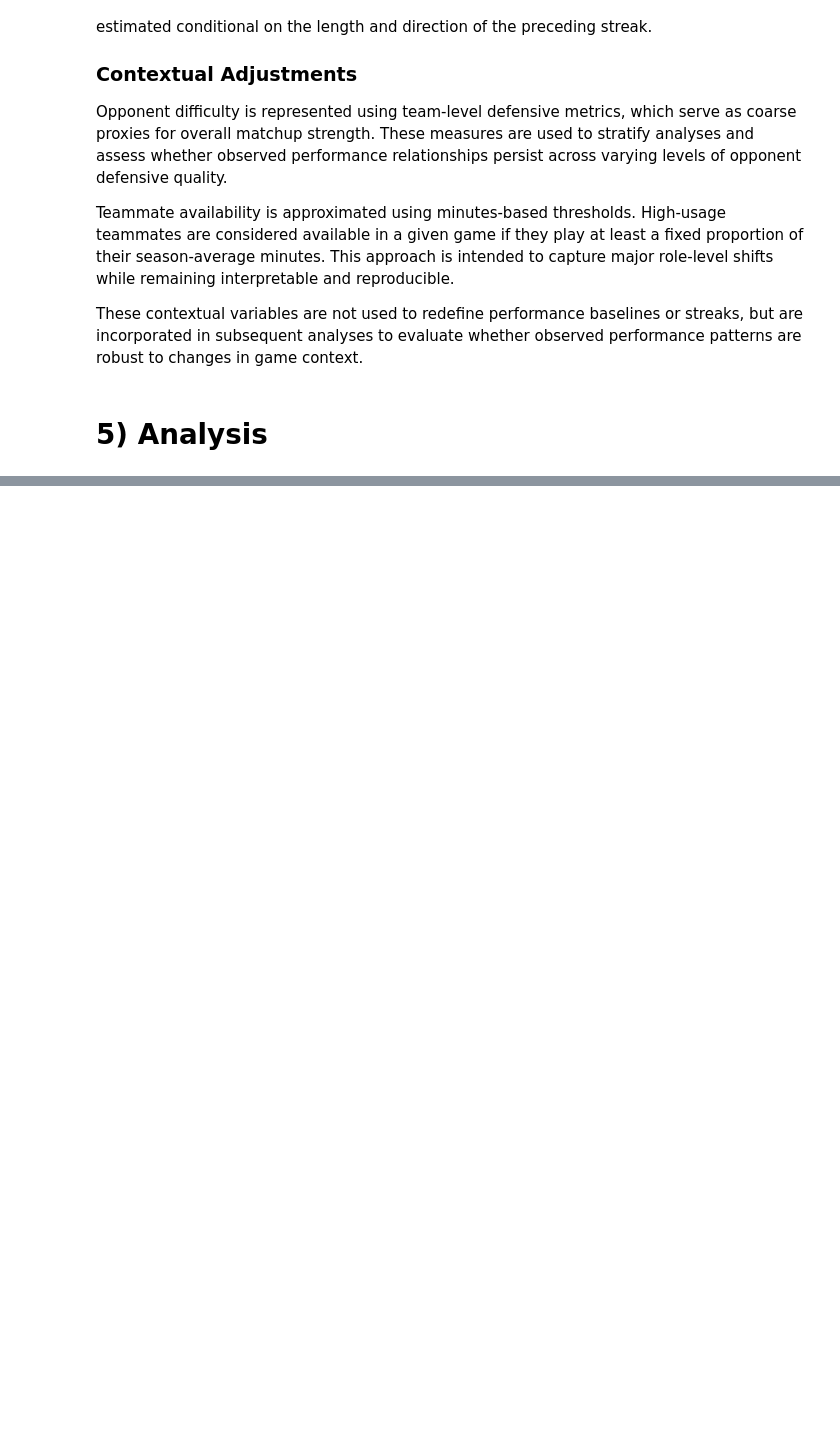
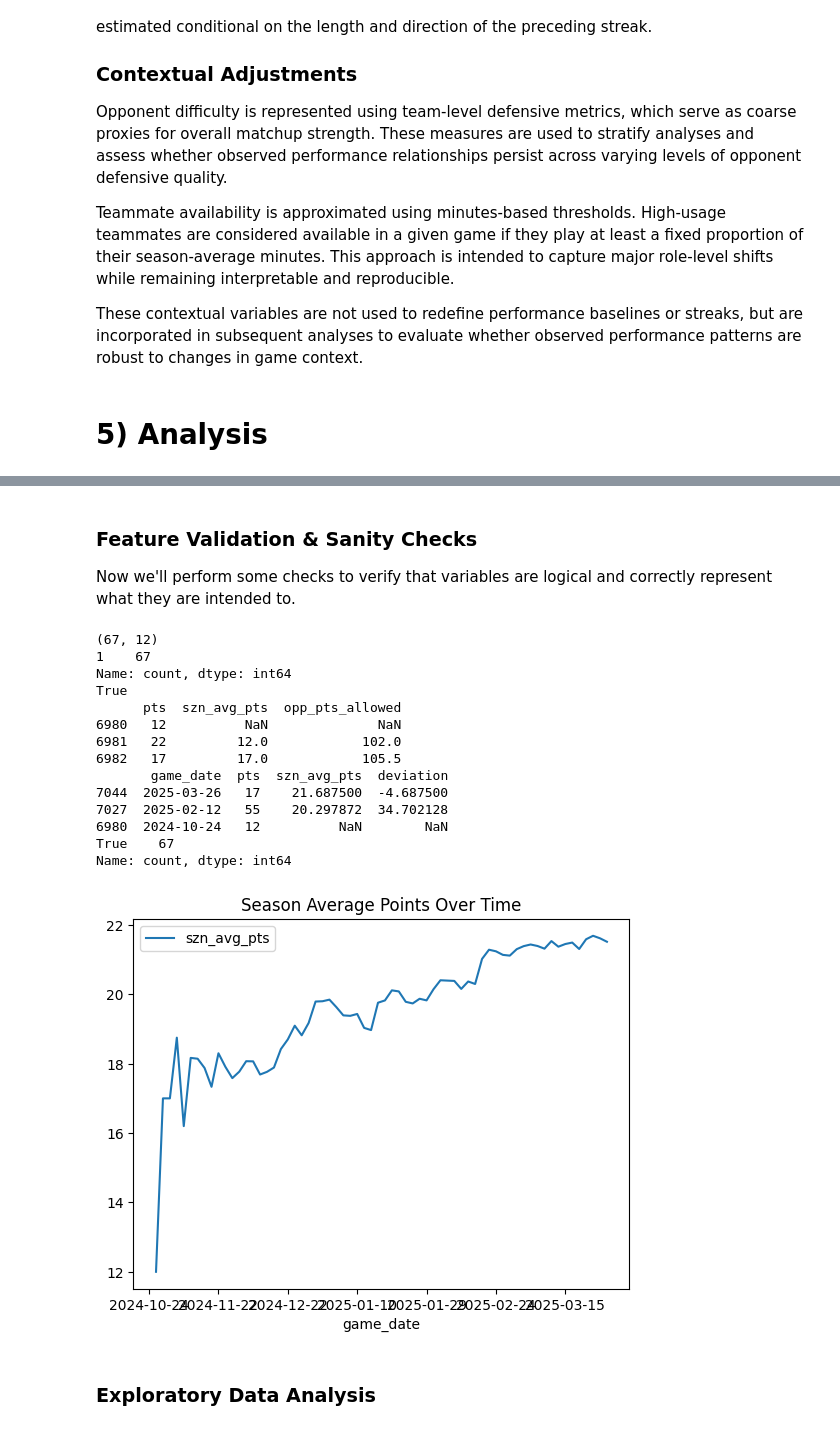
Before and after one commit to sibhisakthivel/nba-performance-trend-analysis, a Jupyter notebook: trend_analysis.ipynb, the cells around one changed output, grey strips where cells are left out. Cells and saved outputs as stored; diff of their text form; code cells hidden in the pictures; blank space fills up the shorter version.

Commit message:
fixed duplicate data, moving onto EDA

```diff
--- a/trend_analysis.ipynb
+++ b/trend_analysis.ipynb
@@ -91,0 +216,46 @@ These contextual variables are not used to redefine performance baselines or str
+# %% [markdown]
+### Feature Validation & Sanity Checks
+
+Now we'll perform some checks to verify that variables are logical and correctly represent what they are intended to.
+# %%
+print(analysis_dataset.shape)       # number of games played, number of cols in df
+print(analysis_dataset.groupby(     # number of player_id - game_id combos = number of games played
+    ["player_id", "game_id"]).size().value_counts())
+
+print(analysis_dataset["game_date"].is_monotonic_increasing)                # game dates are ordered correctly
+print(analysis_dataset.head(3)[["pts", "szn_avg_pts", "opp_pts_allowed"]])  # first row has point averages
+
+import matplotlib.pyplot
+
+analysis_dataset[["game_date", "szn_avg_pts"]].plot(
+    x="game_date",
+    y="szn_avg_pts",
+    title="Season Average Points Over Time"
+)
+
+analysis_dataset["deviation"].describe()    # mean is about 0,
+
+print(analysis_dataset.sample(3)[["game_date", "pts", "szn_avg_pts", "deviation"]]) # deviation correctly calculated
+
+print((
+    (analysis_dataset["pts"] > analysis_dataset["szn_avg_pts"])
+    == (analysis_dataset["over_flag"] == 1)
+).value_counts())
+# %% [output]
+(67, 12)
+1    67
+Name: count, dtype: int64
+True
+      pts  szn_avg_pts  opp_pts_allowed
+6980   12          NaN              NaN
+6981   22         12.0            102.0
+6982   17         17.0            105.5
+       game_date  pts  szn_avg_pts  deviation
+7044  2025-03-26   17    21.687500  -4.687500
+7027  2025-02-12   55    20.297872  34.702128
+6980  2024-10-24   12          NaN        NaN
+True    67
+Name: count, dtype: int64
+[figure, added]
+# %% [markdown]
+### Exploratory Data Analysis
```
Also changed, not shown: parts of 3 cells of this notebook, 12 other files.
